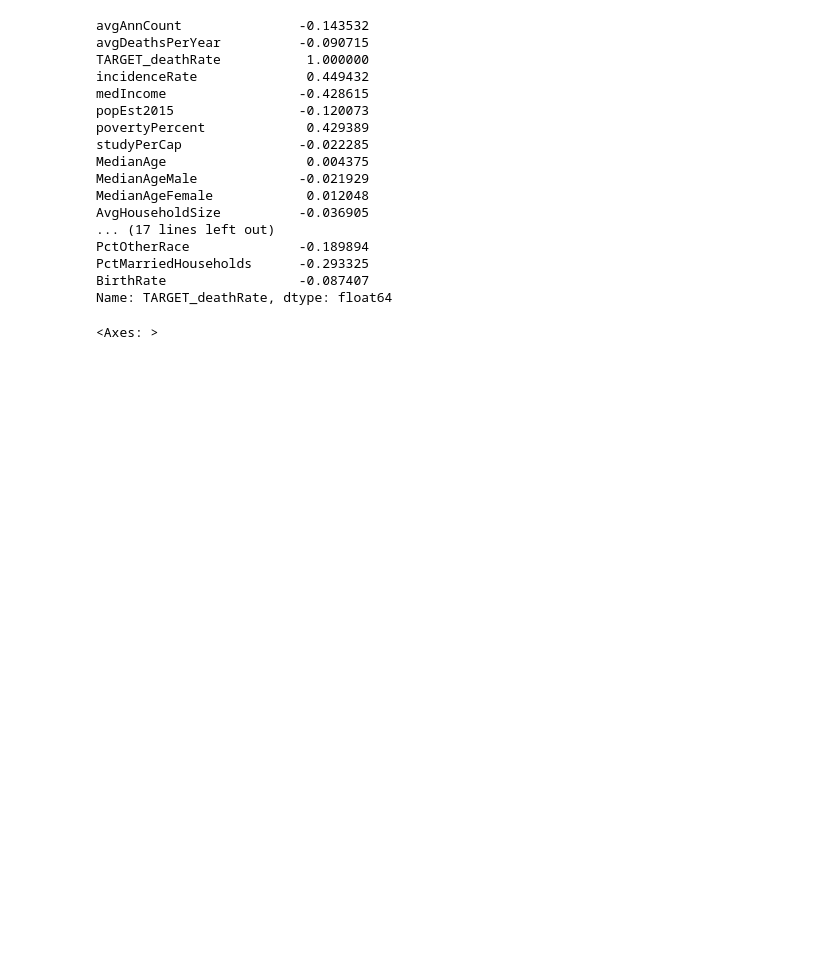
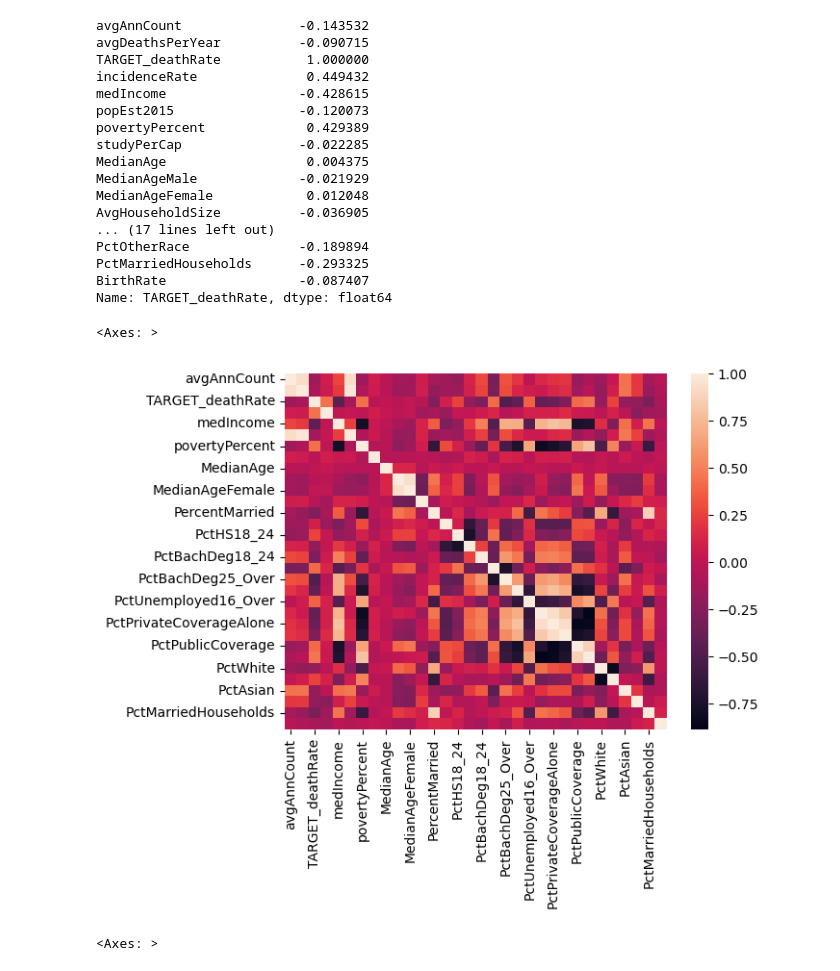
Before and after one commit to Medo072/statistics_project, a Jupyter notebook: Project.ipynb, the cells around one changed output. Cells and saved outputs as stored; diff of their text form; code cells hidden in the pictures; blank space fills up the shorter version.

```diff
--- a/Project.ipynb
+++ b/Project.ipynb
@@ -156,6 +160,11 @@ PctOtherRace              -0.189894
 PctMarriedHouseholds      -0.293325
 BirthRate                 -0.087407
 Name: TARGET_deathRate, dtype: float64
+# %%
+sns.heatmap(DF.corr())
+# %% [output]
+<Axes: >
+[figure, added]
 # %%
 table['TARGET_deathRate'].plot(kind='bar')
 # %% [output]
```
Also changed, not shown: parts of 6 cells of this notebook.
